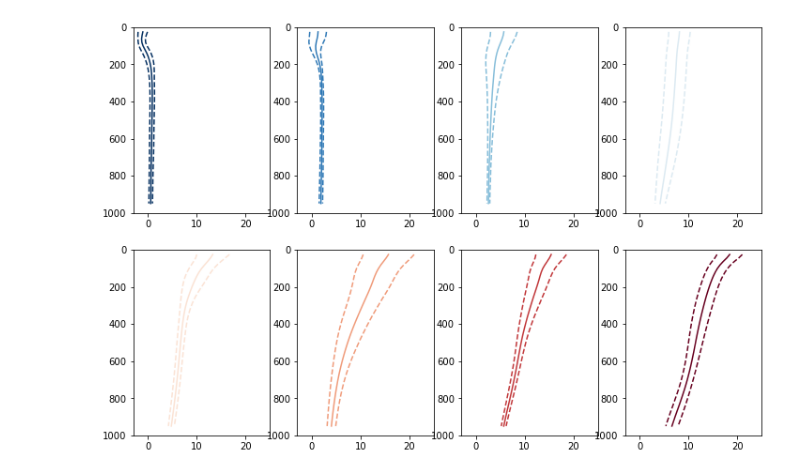
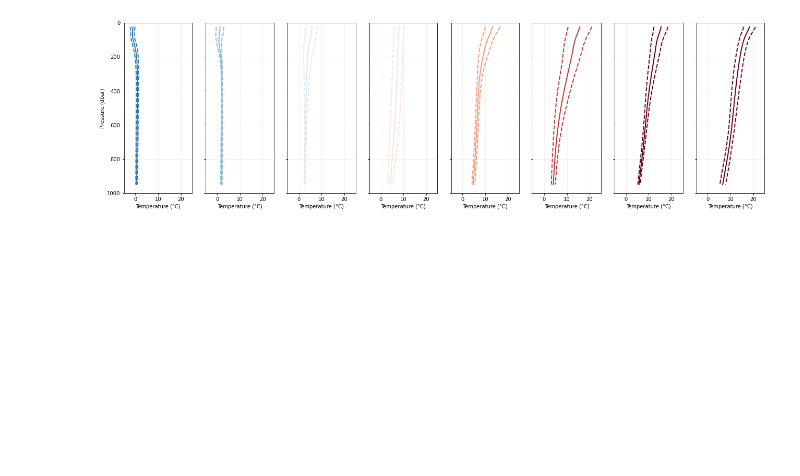
Before and after one commit to emmomp/OceanClusteringMethods, a Jupyter notebook: plot_Jones2019.ipynb, the cells around one changed output. Drawn from its saved outputs; the diff is of its cells as text; code cells hidden in the pictures; blank space fills up the shorter version.

Commit message:
Updating sil plots, Jones19 matching

```diff
--- a/plot_Jones2019.ipynb
+++ b/plot_Jones2019.ipynb
@@ -5,29 +6,28 @@ from scipy.interpolate import interp1d
-# %%
-X=[]
-Y=[]
-for nclass in range(1,9):
-    my_data = np.genfromtxt('Figure06_class{}.csv'.format(nclass), delimiter=',')
-    npoints=int(my_data.shape[0]/3)
-    ncols=int(my_data.size/3/npoints)
-    curves=np.reshape(my_data,[npoints,3,ncols])
-    X.append(xr.DataArray(data=curves[:,:,0],dims=['n','curve'],coords={'curve':['mean','mean-std','mean+std'],'nclass':nclass,'n':np.arange(0,npoints)}))
-    Y.append(xr.DataArray(data=curves[:,:,1],dims=['n','curve'],coords={'curve':['mean','mean-std','mean+std'],'nclass':nclass,'n':np.arange(0,npoints)}))
-X=xr.concat(X,'nclass')
-Y=xr.concat(Y,'nclass')
 # %%
 ls=['-','--','--']
 cmap=plt.get_cmap('RdBu_r',8)
-plt.figure(figsize=[12,8])
-for nclass in range(0,8):
-    ax=plt.subplot(2,4,nclass+1)
+plt.figure(figsize=[22,6])
+for nclass in range(1,9):
+    my_data = np.genfromtxt('Jones2019_data/Figure06_class{}.csv'.format(nclass), delimiter=',')
+    npoints=int(my_data.shape[0]/3)
+    ncols=int(my_data.size/3/npoints)
+    curves=np.reshape(my_data,[npoints,3,ncols])
+
+    ax=plt.subplot(1,8,nclass)
     for curve in range(0,3):
-        y=data['Temperature'].isel(curve=curve,nclass=nclass)
-        x=data['Pressure'].isel(curve=curve,nclass=nclass)
-        cubic = interp1d(x.dropna('n'), y.dropna('n'),kind='cubic')
-        XX=np.linspace(25,950,50)
-        YY=cubic(XX)
-        plt.plot(YY,XX,linestyle=ls[curve],color=cmap(nclass),axes=ax)
+        x=curves[:,curve,0]
+        y=curves[:,curve,1]
+        cubic = interp1d(y, x,kind='cubic')
+        YY=np.linspace(25,950,50)
+        XX=cubic(YY)
+        ax.plot(XX,YY,linestyle=ls[curve],color=cmap(nclass),lw=2)
     ax.set_ylim([1000,0])
-    ax.set_xlim([-3,25])
+    ax.set_xlim(-5,25)
+    ax.grid(alpha=0.2)
+    ax.set_xlabel('Temperature (°C)')
+    if nclass==1:
+        ax.set_ylabel('Pressure (dbar)')
+    else:
+        ax.set_yticklabels('')
 # %% [output]
-[figure, old version]
+[figure, new version]
```
Also changed, not shown: parts of 6 cells of this notebook, 40 other files.
